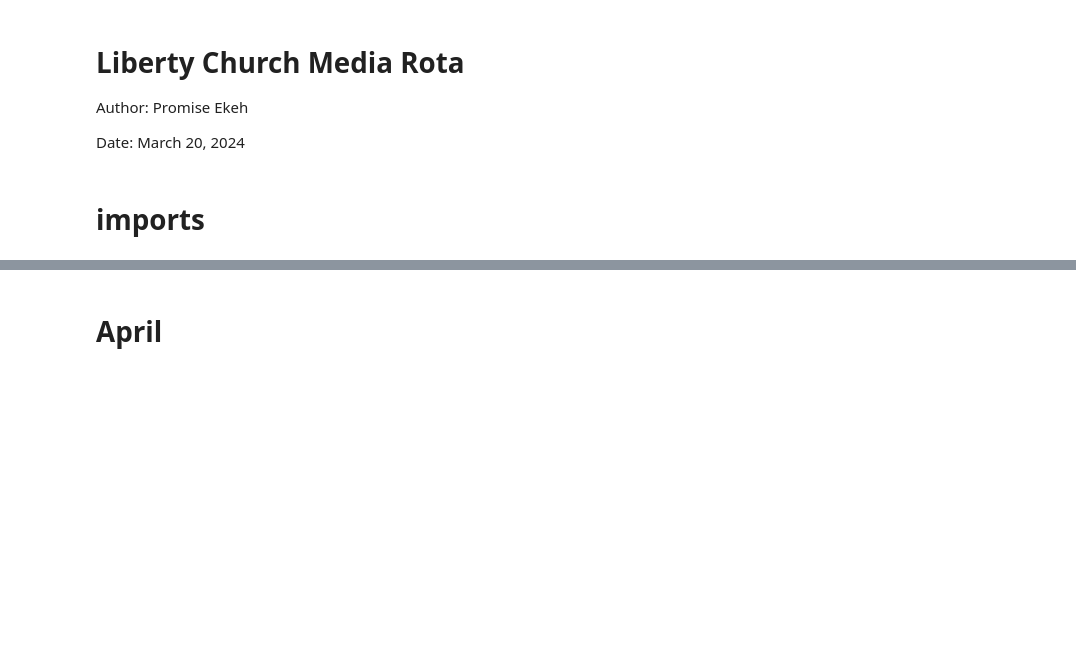
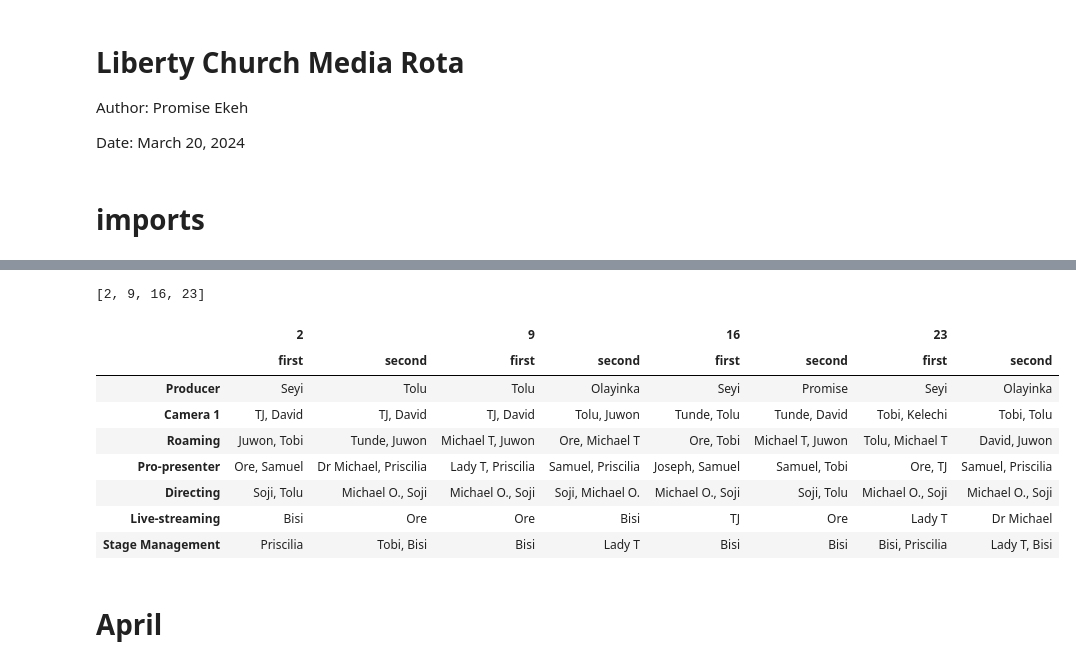
Before and after one commit to Promisekeh/Python-Automation, a Jupyter notebook: Liberty Church Media Rota.ipynb, the cells around one changed output, grey strips where cells are left out. Drawn from its saved outputs; the diff is of its cells as text; code cells hidden in the pictures; blank space fills up the shorter version.

```diff
--- a/Liberty Church Media Rota.ipynb
+++ b/Liberty Church Media Rota.ipynb
@@ -35,0 +40,23 @@ media_team = [
+# %%
+sundays_in_month(2025, 2)
+# %% [output]
+[2, 9, 16, 23]
+# %%
+feb_absences={
+                2: [ 'Kenny', 'Promise', 'Lady T', 'Kelechi', 'Joseph', 'Olayinka', 'Emmanuel'],
+                9: ['Kenny', 'Tunde', 'Kelechi', 'Tobi', 'Dr Michael', 'Joseph', 'Emmanuel'],
+                16: ['Kenny', 'Lady T', 'Kelechi', 'Priscilia', 'Emmanuel'],
+                23: ['Kenny', 'Tunde', 'Emmanuel', 'Promise'],
+                }
+feb_rota=create_monthly_rota (media_team, tasks, feb_absences, 'feb', 2025)
+feb_rota
+# %% [output]
+|  | 2 |  | 9 |  | 16 |  | 23 |  |
+|  | first | second | first | second | first | second | first | second |
+| Producer | Seyi | Tolu | Tolu | Olayinka | Seyi | Promise | Seyi | Olayinka |
+| Camera 1 | TJ, David | TJ, David | TJ, David | Tolu, Juwon | Tunde, Tolu | Tunde, David | Tobi, Kelechi | Tobi, Tolu |
+| Roaming | Juwon, Tobi | Tunde, Juwon | Michael T, Juwon | Ore, Michael T | Ore, Tobi | Michael T, Juwon | Tolu, Michael T | David, Juwon |
+| Pro-presenter | Ore, Samuel | Dr Michael, Priscilia | Lady T, Priscilia | Samuel, Priscilia | Joseph, Samuel | Samuel, Tobi | Ore, TJ | Samuel, Priscilia |
+| Directing | Soji, Tolu | Michael O., Soji | Michael O., Soji | Soji, Michael O. | Michael O., Soji | Soji, Tolu | Michael O., Soji | Michael O., Soji |
+| Live-streaming | Bisi | Ore | Ore | Bisi | TJ | Ore | Lady T | Dr Michael |
+| Stage Management | Priscilia | Tobi, Bisi | Bisi | Lady T | Bisi | Bisi | Bisi, Priscilia | Lady T, Bisi |
```
Also changed, not shown: parts of 21 cells of this notebook, 1 other file.
